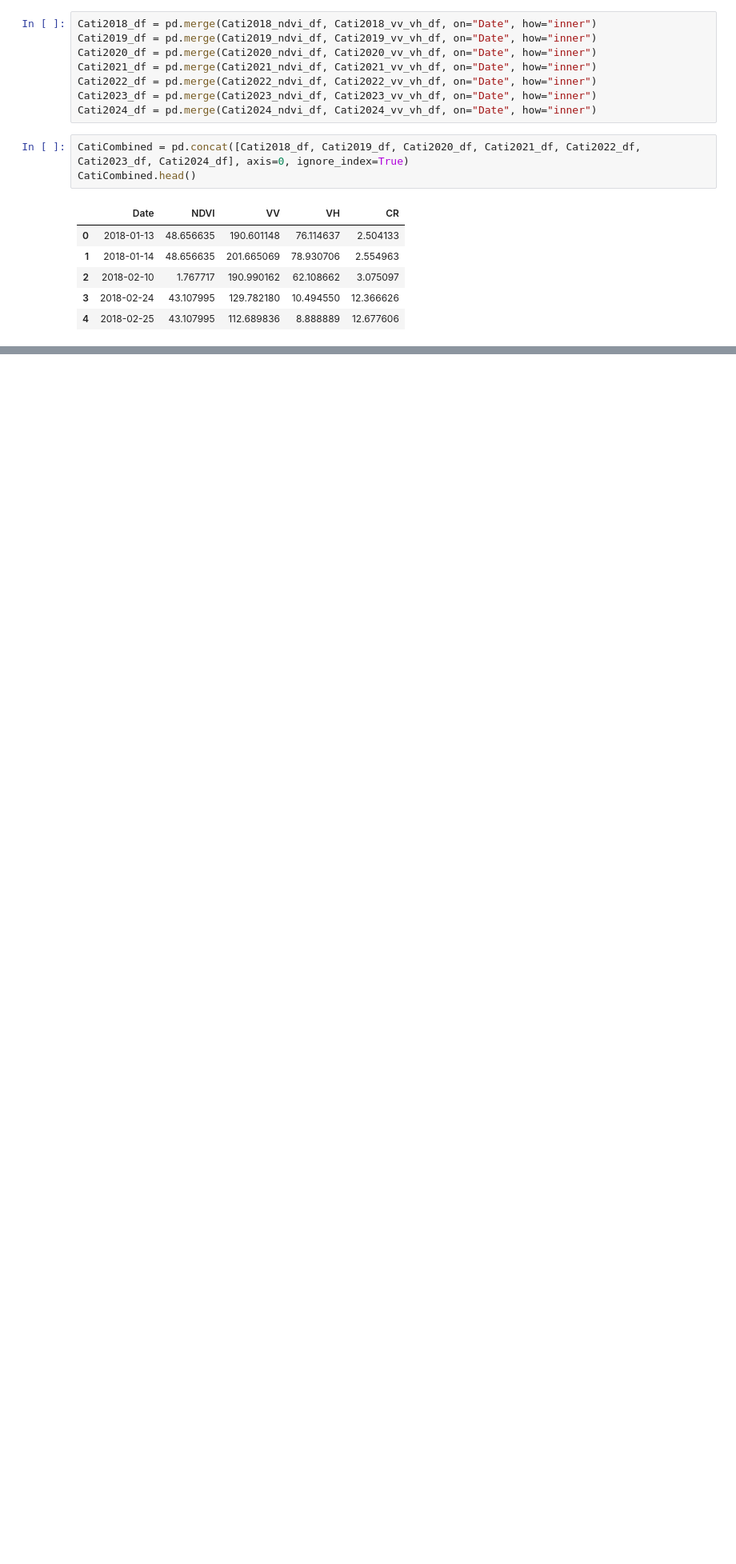
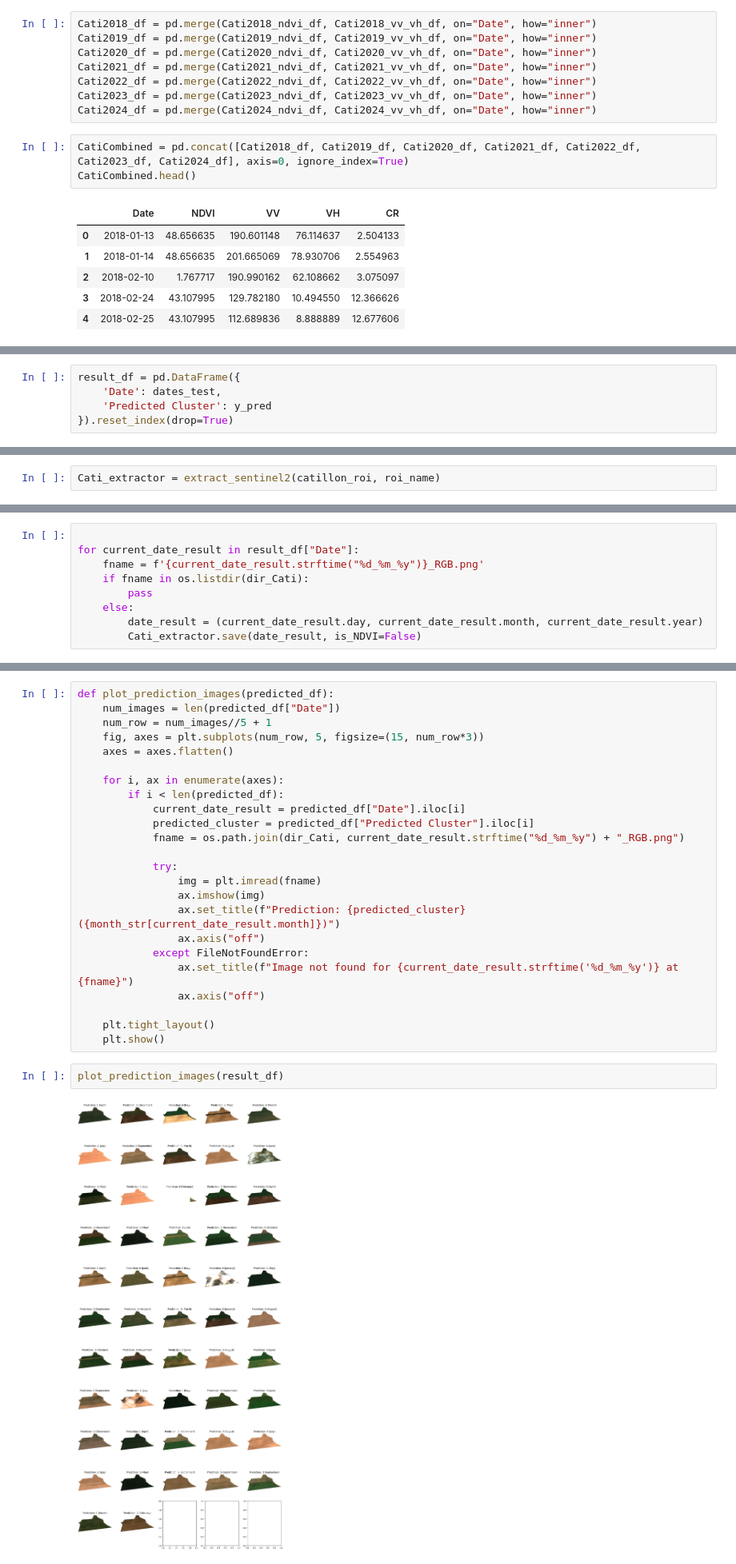
Before and after one commit to MathysVinatier/PMI_detection_TillageLabour, a Jupyter notebook: Analysis/analysis_on_NDVI_VV_VH.ipynb, the cells around one changed output, grey strips where cells are left out. Shown at 80% size. Drawn from its saved outputs; the diff is of its cells as text; blank space fills up the shorter version.

```diff
--- a/Analysis/analysis_on_NDVI_VV_VH.ipynb
+++ b/Analysis/analysis_on_NDVI_VV_VH.ipynb
@@ -89,0 +165,5 @@ plt.show()
+# %%
+result_df = pd.DataFrame({
+    'Date': dates_test,
+    'Predicted Cluster': y_pred
+}).reset_index(drop=True)
@@ -89,0 +205,2 @@ plt.show()
+# %%
+Cati_extractor = extract_sentinel2(catillon_roi, roi_name)
@@ -89,0 +216,9 @@ plt.show()
+# %%
+
+for current_date_result in result_df["Date"]:
+    fname = f'{current_date_result.strftime("%d_%m_%y")}_RGB.png'
+    if fname in os.listdir(dir_Cati):
+        pass
+    else:
+        date_result = (current_date_result.day, current_date_result.month, current_date_result.year)
+        Cati_extractor.save(date_result, is_NDVI=False)
@@ -89,0 +237,28 @@ plt.show()
+# %%
+def plot_prediction_images(predicted_df):
+    num_images = len(predicted_df["Date"])
+    num_row = num_images//5 + 1
+    fig, axes = plt.subplots(num_row, 5, figsize=(15, num_row*3))
+    axes = axes.flatten()
+
+    for i, ax in enumerate(axes):
+        if i < len(predicted_df):
+            current_date_result = predicted_df["Date"].iloc[i]
+            predicted_cluster = predicted_df["Predicted Cluster"].iloc[i]
+            fname = os.path.join(dir_Cati, current_date_result.strftime("%d_%m_%y") + "_RGB.png")
+
+            try:
+                img = plt.imread(fname)
+                ax.imshow(img)
+                ax.set_title(f"Prediction: {predicted_cluster} ({month_str[current_date_result.month]})")
+                ax.axis("off")
+            except FileNotFoundError:
+                ax.set_title(f"Image not found for {current_date_result.strftime('%d_%m_%y')} at {fname}")
+                ax.axis("off")
+
+    plt.tight_layout()
+    plt.show()
+# %%
+plot_prediction_images(result_df)
+# %% [output]
+[figure, added]
```
Also changed, not shown: parts of 27 cells of this notebook.
